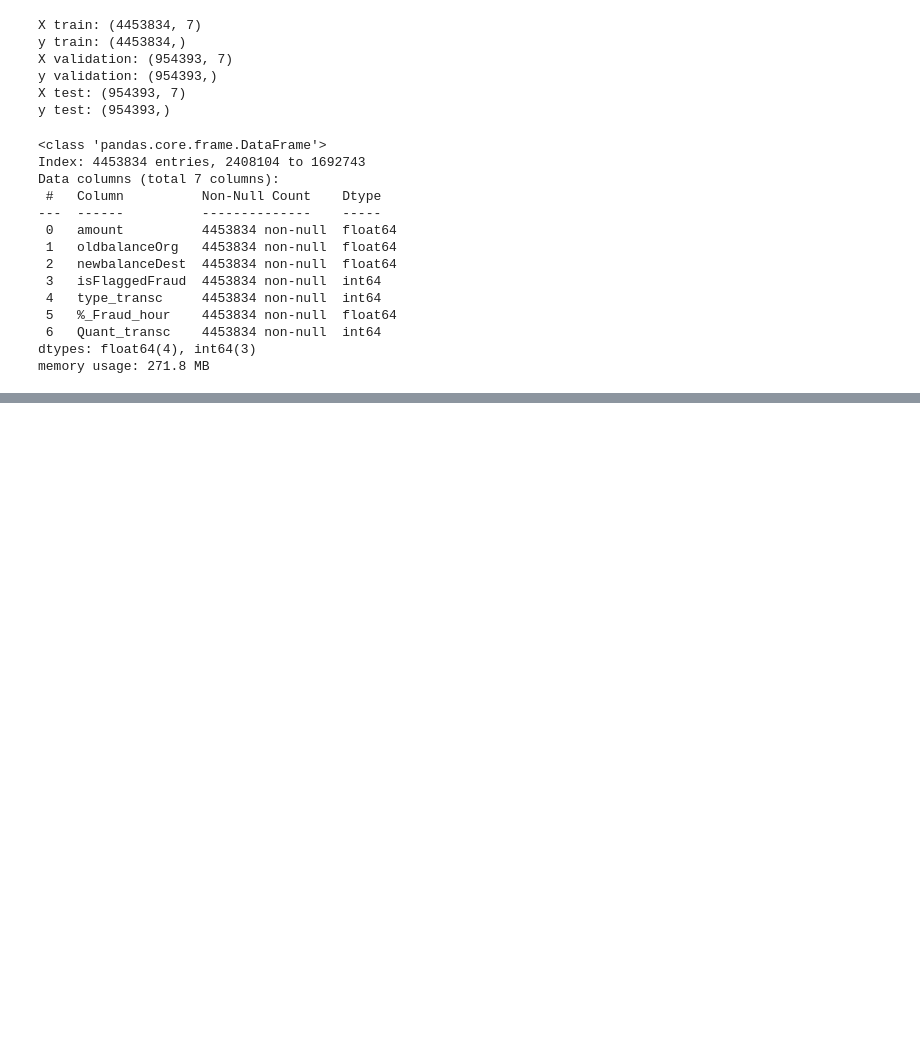
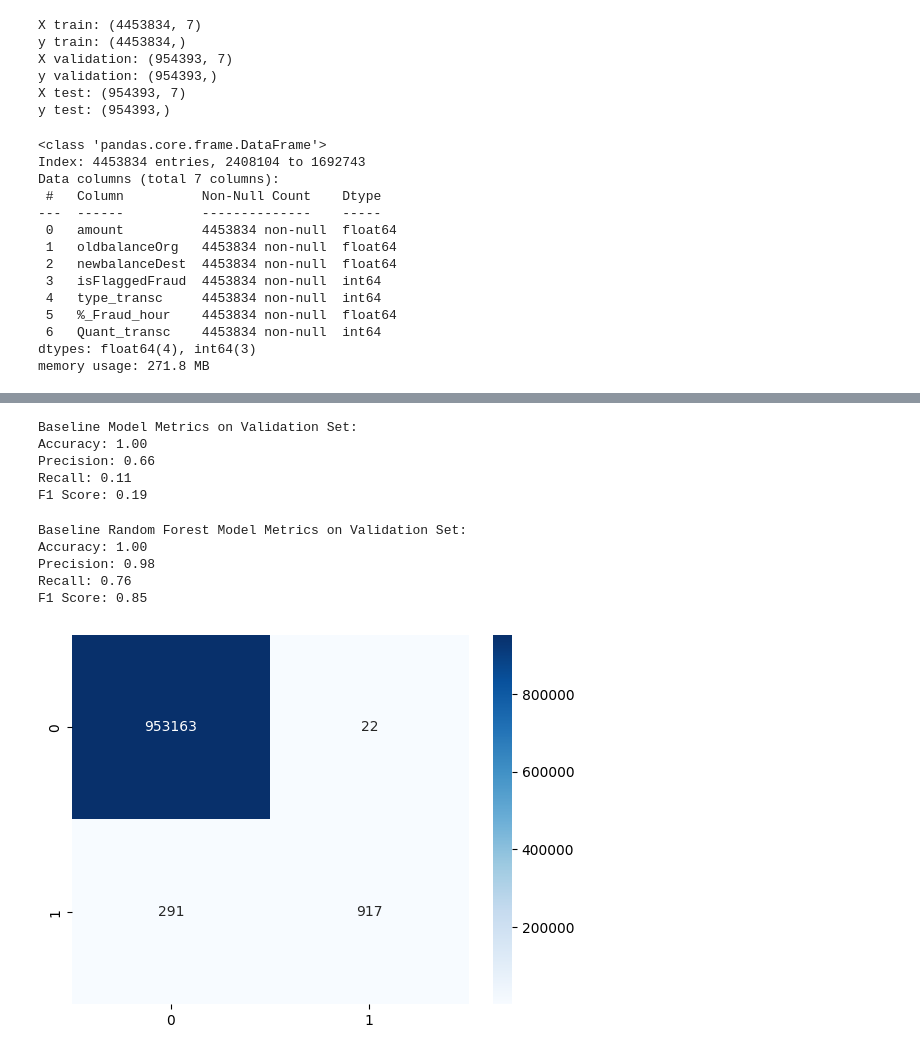
Before and after one commit to viktoruebelhart/analyzing-financial-fraud, a Jupyter notebook: analyzing_financial_fraud.ipynb, the cells around one changed output, grey strips where cells are left out. Drawn from its saved outputs; the diff is of its cells as text; code cells hidden in the pictures; blank space fills up the shorter version.

```diff
--- a/analyzing_financial_fraud.ipynb
+++ b/analyzing_financial_fraud.ipynb
@@ -1009,0 +1026,71 @@ memory usage: 271.8 MB
+# %%
+from sklearn.linear_model import LogisticRegression
+from sklearn.metrics import accuracy_score, precision_score, recall_score, f1_score
+
+# Step 1: Define a baseline model (Logistic Regression)
+baseline_model = LogisticRegression(max_iter=1000, random_state=42)
+
+# Step 2: Train the baseline model on the training data
+baseline_model.fit(X_train, y_train)
+
+# Step 3: Predict on the validation set
+y_valid_pred = baseline_model.predict(X_valid)
+
+# Step 4: Calculate evaluation metrics on the validation set
+accuracy = accuracy_score(y_valid, y_valid_pred)
+precision = precision_score(y_valid, y_valid_pred)
+recall = recall_score(y_valid, y_valid_pred)
+f1 = f1_score(y_valid, y_valid_pred)
+
+# Displaying the results
+print("Baseline Model Metrics on Validation Set:")
+print(f"Accuracy: {accuracy:.2f}")
+print(f"Precision: {precision:.2f}")
+print(f"Recall: {recall:.2f}")
+print(f"F1 Score: {f1:.2f}")
+# %% [output]
+Baseline Model Metrics on Validation Set:
+Accuracy: 1.00
+Precision: 0.66
+Recall: 0.11
+F1 Score: 0.19
+# %%
+from sklearn.ensemble import RandomForestClassifier
+from sklearn.metrics import accuracy_score, precision_score, recall_score, f1_score
+
+# Step 1: Define a baseline model (Random Forest)
+baseline_model = RandomForestClassifier(n_estimators=10, random_state=42)
+
+# Step 2: Train the baseline model on the training data
+baseline_model.fit(X_train, y_train)
+
+# Step 3: Predict on the validation set
+y_valid_pred = baseline_model.predict(X_valid)
+
+# Step 4: Calculate evaluation metrics on the validation set
+accuracy = accuracy_score(y_valid, y_valid_pred)
+precision = precision_score(y_valid, y_valid_pred)
+recall = recall_score(y_valid, y_valid_pred)
+f1 = f1_score(y_valid, y_valid_pred)
+
+# Displaying the results
+print("Baseline Random Forest Model Metrics on Validation Set:")
+print(f"Accuracy: {accuracy:.2f}")
+print(f"Precision: {precision:.2f}")
+print(f"Recall: {recall:.2f}")
+print(f"F1 Score: {f1:.2f}")
+# %% [output]
+Baseline Random Forest Model Metrics on Validation Set:
+Accuracy: 1.00
+Precision: 0.98
+Recall: 0.76
+F1 Score: 0.85
+# %%
+# creating the confusion matrix for the baseline
+ax = sns.heatmap(confusion_matrix(y_valid, y_valid_pred),
+                 annot=True,
+                 annot_kws={"fontsize":10},
+                 fmt = 'd',
+                 cmap = 'Blues')
+# %% [output]
+[figure, added]
```
Also changed, not shown: parts of 1 cell of this notebook.
